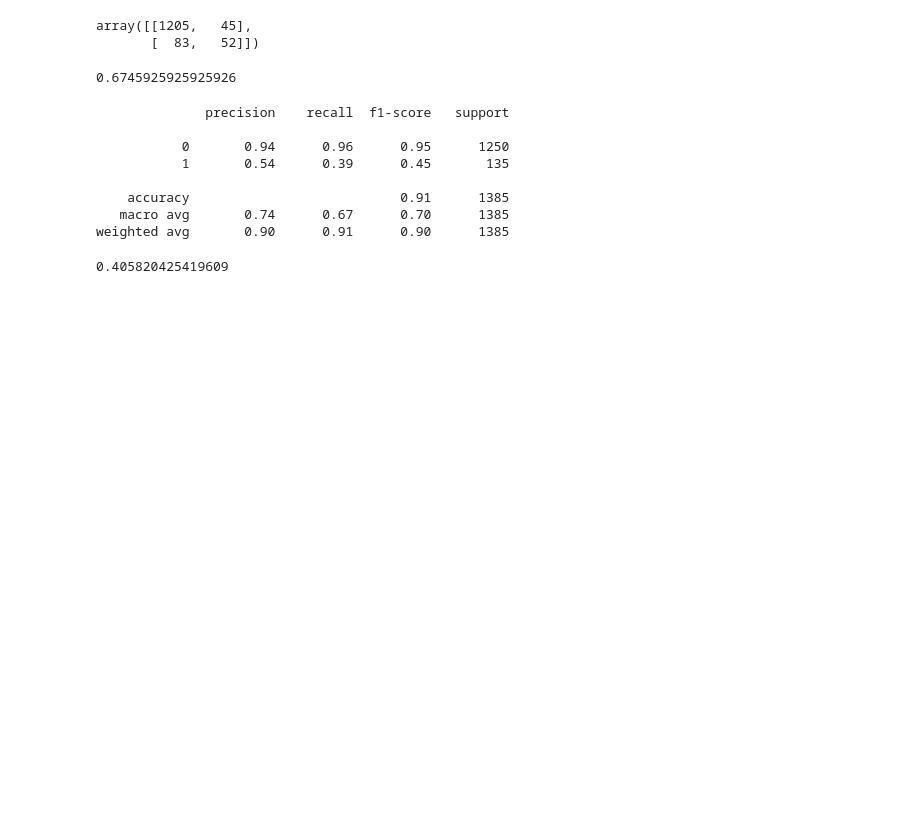
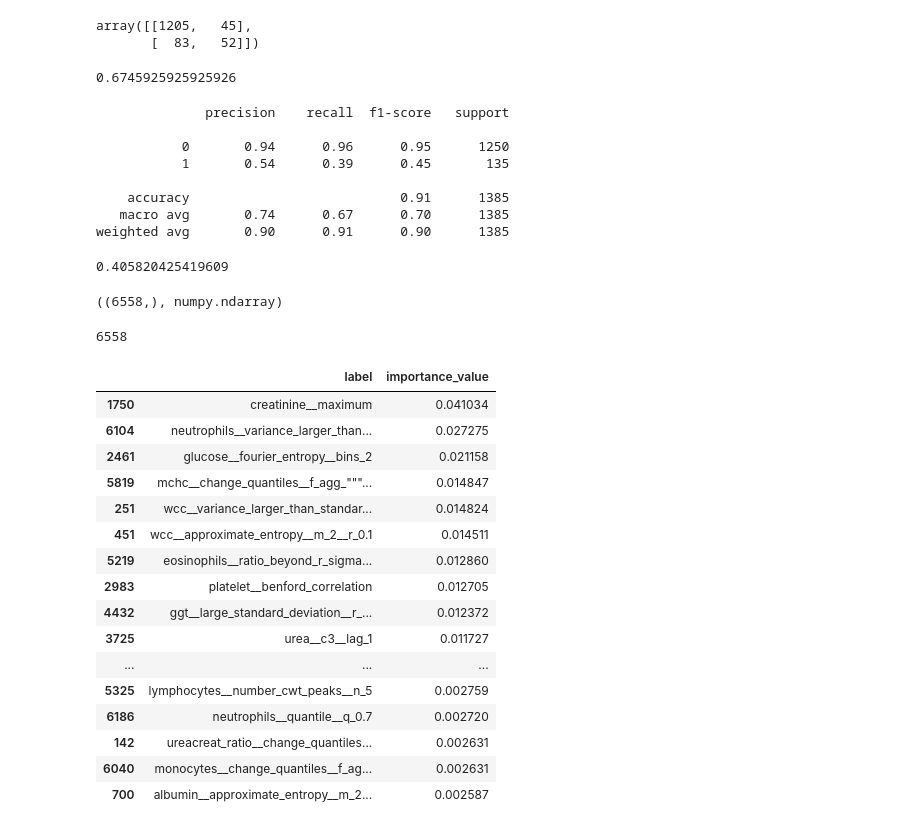
Before and after one commit to daniel-christiadi/eskd_project_112, a Jupyter notebook: script/train_2_4.ipynb, the cells around one changed output. Saved outputs shown, nothing was run; the diff lists cells and outputs as text; code cells hidden in the pictures; blank space fills up the shorter version.

```diff
--- a/script/train_2_4.ipynb
+++ b/script/train_2_4.ipynb
@@ -102,8 +106,3 @@ df_rm_intrain = df_cleaned.query("cat2 == 'non_eskd'")
 df_rm_intrain.shape
 # %% [output]
 (4614, 6564)
-# %%
-df_rm_intrain = dt.fread('/home/jupyter-dchristiadi85/PhD Project 1/data/cleaned60_selected_2_4.gz')
-df_rm_intrain = df_rm_intrain.to_pandas()
-df_rm_intrain.set_index('id', inplace=True)
-df_rm_intrain.shape
@@ -212,8 +238,8 @@ imbalance_ratio
 # %%
 category_cols = list(X_train.select_dtypes(include='category').columns)
 numeric_cols = list(X_train.select_dtypes(include=['int', 'float']).columns)
-one_hot = OneHotEncoder(sparse=True)
 num_imputer = KNNImputer(n_neighbors=5)
+one_hot = OneHotEncoder(handle_unknown='ignore')
 len(category_cols), len(numeric_cols)
 # %% [output]
 (4, 6543)
@@ -289,3 +304,36 @@ weighted avg       0.90      0.91      0.90      1385
 print(matthews_corrcoef(y_test, y_pred))
 # %% [output]
 0.405820425419609
+# %%
+importance = pipeline.named_steps['model'].feature_importances_
+importance.shape, type(importance)
+# %% [output]
+((6558,), numpy.ndarray)
+# %%
+category_label = list(preprocess.named_transformers_['cat_encoder'].get_feature_names(category_cols))
+feature_label = numeric_cols + category_label
+len(feature_label)
+# %% [output]
+6558
+# %%
+pd.set_option('display.max_rows', 400)
+eval_df = pd.DataFrame({'label': feature_label, 'importance_value': importance})
+eval_df.sort_values(by='importance_value', ascending=False).head(100)
+# %% [output]
+|  | label | importance_value |
+| 1750 | creatinine__maximum | 0.041034 |
+| 6104 | neutrophils__variance_larger_than... | 0.027275 |
+| 2461 | glucose__fourier_entropy__bins_2 | 0.021158 |
+| 5819 | mchc__change_quantiles__f_agg_"""... | 0.014847 |
+| 251 | wcc__variance_larger_than_standar... | 0.014824 |
+| 451 | wcc__approximate_entropy__m_2__r_0.1 | 0.014511 |
+| 5219 | eosinophils__ratio_beyond_r_sigma... | 0.012860 |
+| 2983 | platelet__benford_correlation | 0.012705 |
+| 4432 | ggt__large_standard_deviation__r_... | 0.012372 |
+| 3725 | urea__c3__lag_1 | 0.011727 |
+| ... | ... | ... |
+| 5325 | lymphocytes__number_cwt_peaks__n_5 | 0.002759 |
+| 6186 | neutrophils__quantile__q_0.7 | 0.002720 |
+| 142 | ureacreat_ratio__change_quantiles... | 0.002631 |
+| 6040 | monocytes__change_quantiles__f_ag... | 0.002631 |
+| 700 | albumin__approximate_entropy__m_2... | 0.002587 |
```
Also changed, not shown: parts of 14 cells of this notebook, 5 other files.
